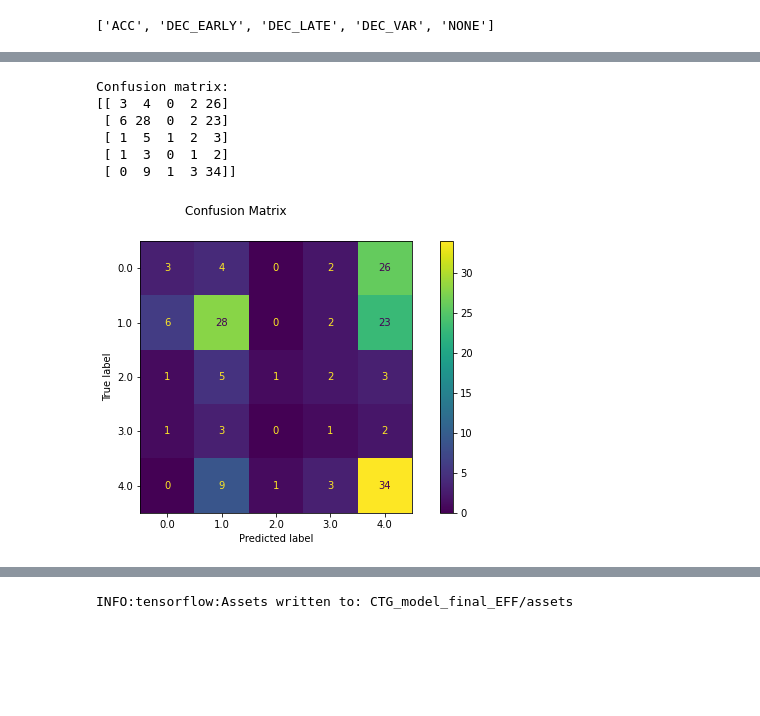
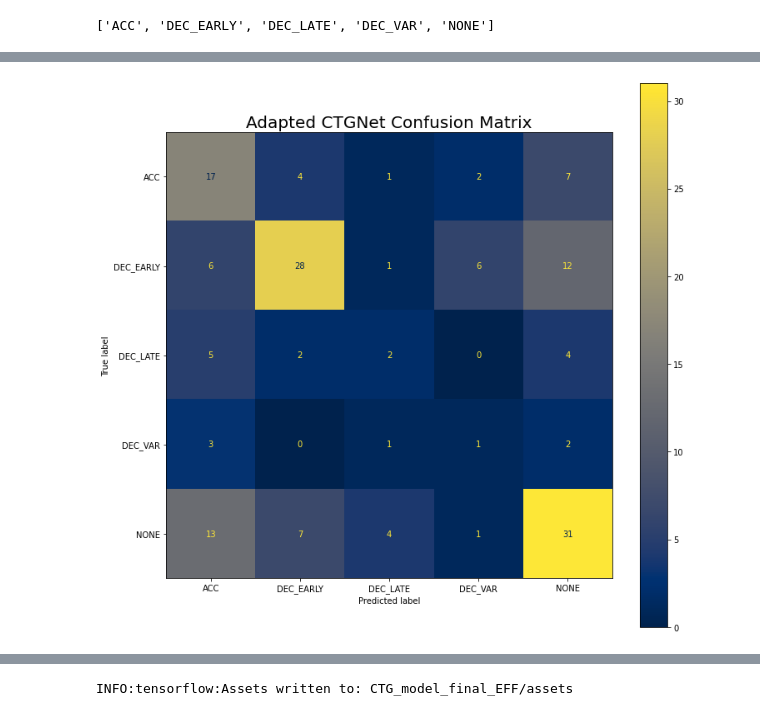
Before and after one commit to verboutsm/uva_capstone_F21_fhr_detection, a Jupyter notebook: common/ipynb_tests/FINAL_CTG_noCrossValidation.ipynb, the cells around one changed output, grey strips where cells are left out. Cells and saved outputs as stored; diff of their text form; code cells hidden in the pictures; blank space fills up the shorter version.

```diff
--- a/common/ipynb_tests/FINAL_CTG_noCrossValidation.ipynb
+++ b/common/ipynb_tests/FINAL_CTG_noCrossValidation.ipynb
@@ -476,2 +477,19 @@ array([[ 3,  4,  0,  2, 26],
+# %%
+# unbatch to get all of test set
+all_testing_data = test_dataset.unbatch()
+# %%
+# extract all test data and labels to lists
+data_list =[]
+label_list =[]
+for x, y in all_testing_data:
+    data_list.append(x)
+    label_list.append(y)
+# %%
+# make predictions on test set using model
+predictions = model.predict(np.array(data_list))
+# save highest class prediction into array
+y_pred= np.argmax(predictions, axis=1)
+# save the label_list as the true response labels
+y_true = np.array(label_list)
 # %%
 from sklearn import metrics
@@ -493,18 +513,7 @@ weighted avg       0.43      0.42      0.38       160
-# %%
-# to make confusion matrix easier
-y_true = labels.tolist()
-y_pred = predictions.tolist()
-# %%
-disp = metrics.ConfusionMatrixDisplay.from_predictions(y_true, y_pred)
-disp.figure_.suptitle("Confusion Matrix")
-print(f"Confusion matrix:\n{disp.confusion_matrix}")
-
-plt.show()
-# %% [output]
-Confusion matrix:
-[[ 3  4  0  2 26]
- [ 6 28  0  2 23]
- [ 1  5  1  2  3]
- [ 1  3  0  1  2]
- [ 0  9  1  3 34]]
-[figure, removed]
+# %%
+# plot the confusion matrix
+fig, ax = plt.subplots(figsize=(12,12))
+ax.set_title("Adapted CTGNet Confusion Matrix", fontsize = 20)
+disp = metrics.ConfusionMatrixDisplay.from_predictions(y_true, y_pred, display_labels=class_names, cmap='cividis', ax=ax)
+# %% [output]
+[figure, added]
```
Also changed, not shown: parts of 67 cells of this notebook, 1 other file.
